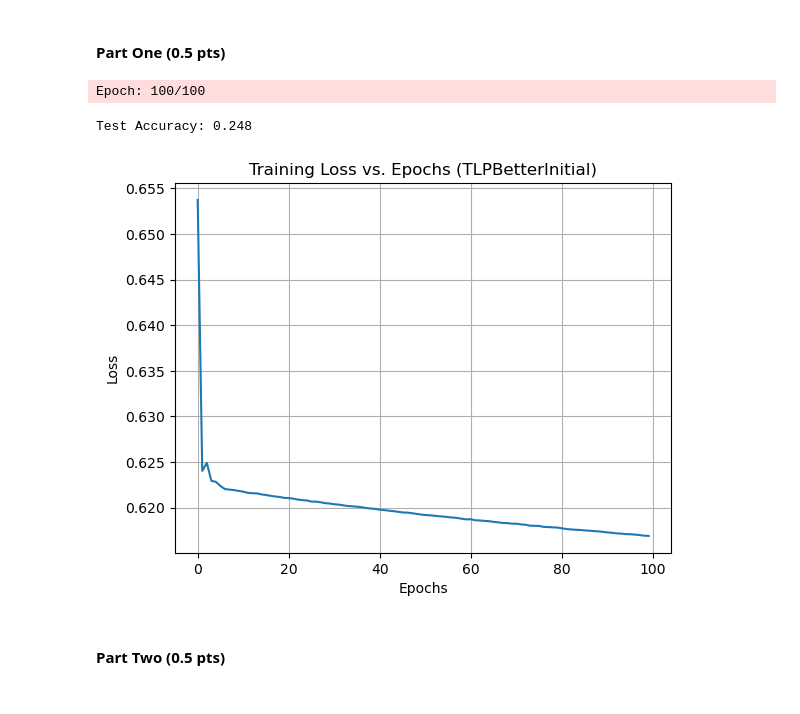
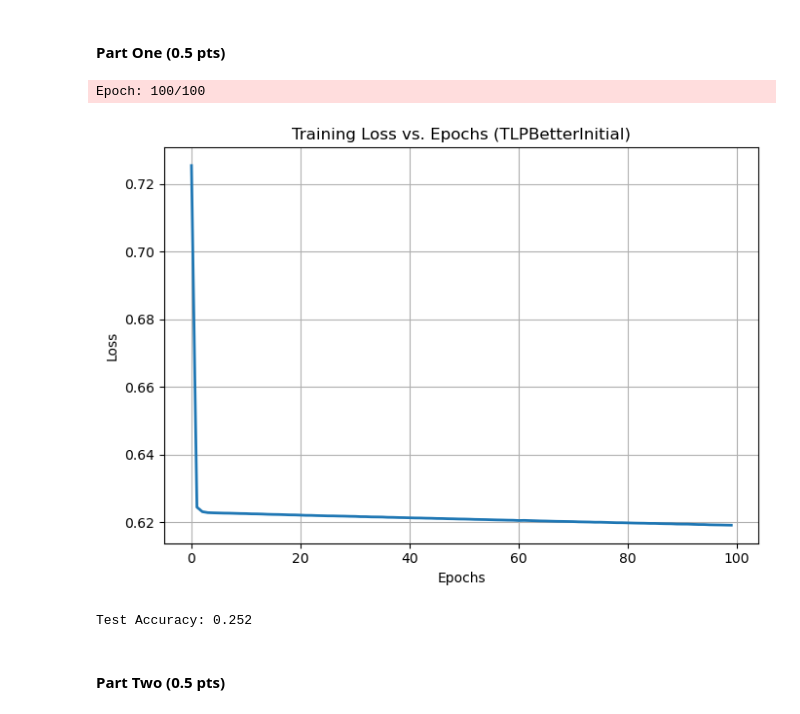
Before and after one commit to alexchans/ML_labs, a Jupyter notebook: labs/lab4.ipynb, the cells around one changed output. Drawn from its saved outputs; the diff is of its cells as text; code cells hidden in the pictures.

```diff
--- a/labs/lab4.ipynb
+++ b/labs/lab4.ipynb
@@ -278,36 +278,40 @@ class TLPBetterInitial(TLPMiniBatchCrossEntropy): # added proper Glorot initiali
 #### Part One (0.5 pts)
 # %%
 import matplotlib.pyplot as plt
+
+# Helper function plot Loss vs. Epochs (ensuring convergence) and print accuracy in the end
+def plot_training_loss(model, X_test, y_test, title="Training Loss vs. Epochs (TLPBetterInitial)"):
+    plt.figure(figsize=(7, 5))
+    plt.plot(range(len(model.cost_)), [np.mean(c) for c in model.cost_], linewidth=2)
+    plt.xlabel("Epochs")
+    plt.ylabel("Loss")
+    plt.title(title)
+    plt.grid(True)
+    plt.tight_layout()
+    plt.show()
+    y_pred = model.predict(X_test)
+    acc = accuracy_score(y_test, y_pred)
+    print(f"Test Accuracy: {acc:.3f}")
+
 # Store model hyperparameters in a dictionary
-vals = {
+hyps = {
     'n_hidden': 30,
     'C': 0.1,
     'epochs': 100,
     'eta': 0.0001,
     'alpha': 0.001,
     'decrease_const': 1,
     'minibatches': 50,
     'shuffle': True,
-    'random_state': 1
+    'random_state': 42
 }
 
-model = TLPBetterInitial(**vals)
+model = TLPBetterInitial(**hyps)
 model.fit(X_train.values, y_train.values, print_progress=10)
-
-y_pred = model.predict(X_test.values)
-acc = accuracy_score(y_test, y_pred)
-print(f"Test Accuracy: {acc:.3f}")
-
-# Plot loss vs. epochs
-plt.plot(range(len(model.cost_)), [np.mean(c) for c in model.cost_])
-plt.xlabel("Epochs")
-plt.ylabel("Loss")
-plt.title("Training Loss vs. Epochs (TLPBetterInitial)")
-plt.grid(True)
-plt.show()
+plot_training_loss(model, X_test, y_test)
 # %% [output]
 Epoch: 100/100
+[figure, new version]
-Test Accuracy: 0.248
+Test Accuracy: 0.252
-[figure, old version]
 # %% [markdown]
 #### Part Two (0.5 pts)
```
Also changed, not shown: parts of 12 cells of this notebook.
